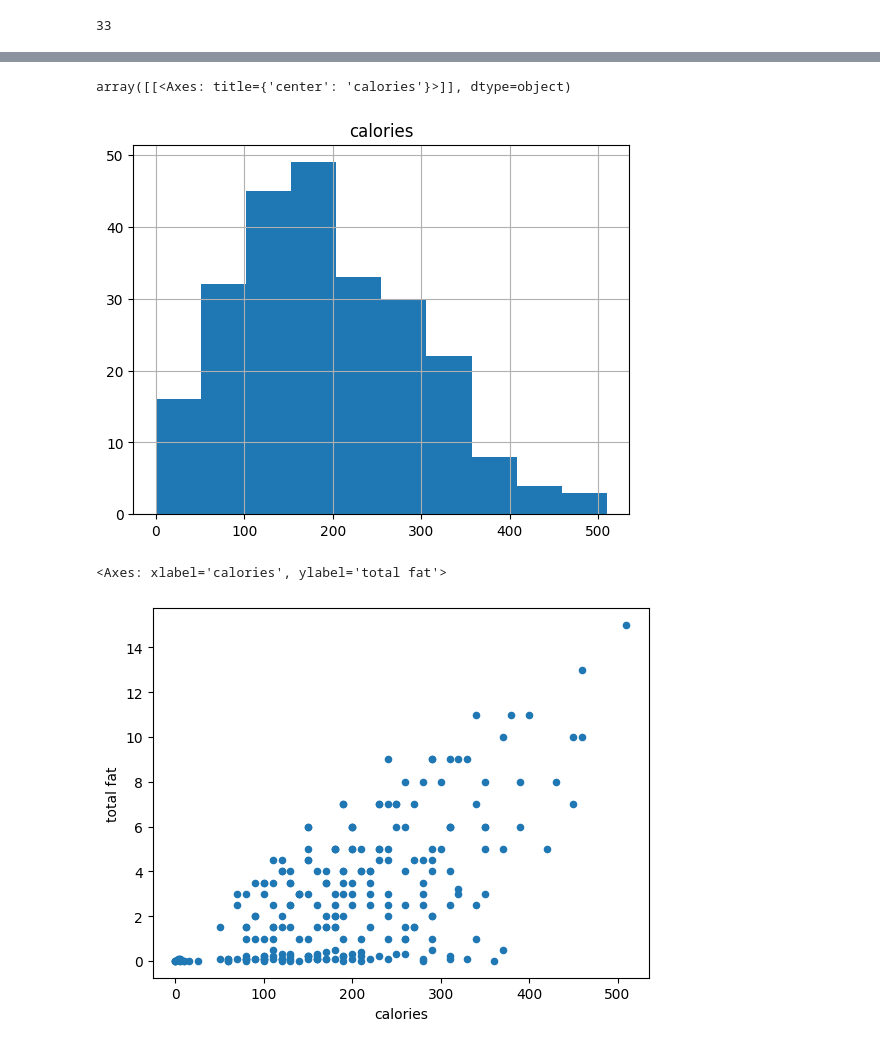
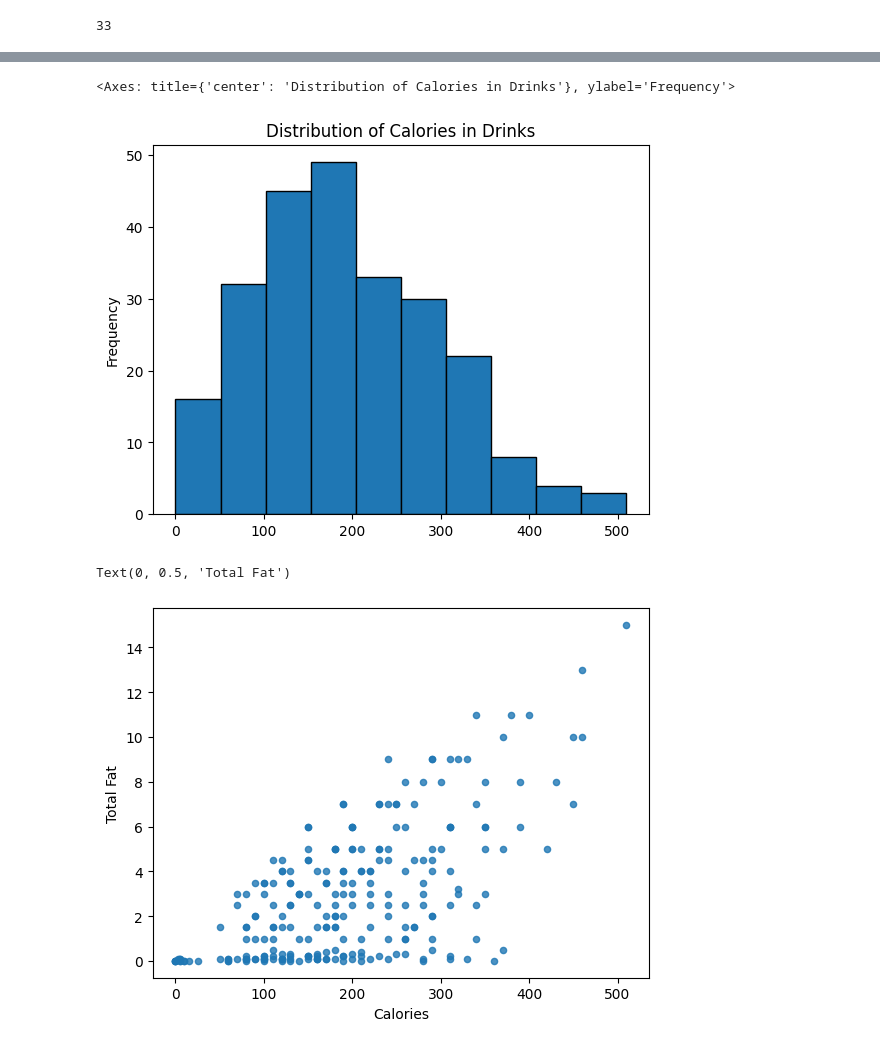
Before and after one commit to so-quriky/git-setup, a Jupyter notebook: tutorial0/checkpoint0.ipynb, the cells around one changed output, grey strips where cells are left out. Saved outputs shown, nothing was run; the diff lists cells and outputs as text; code cells hidden in the pictures.

```diff
--- a/tutorial0/checkpoint0.ipynb
+++ b/tutorial0/checkpoint0.ipynb
@@ -202,13 +203,15 @@ white chocolate mocha (without whipped cream)         330.000000
 Name: calories, dtype: float64
 # %%
 # plot the distribution of the number of calories in drinks with a histogram
-sb.hist("calories")
+sb.calories.plot.hist(title="Distribution of Calories in Drinks", edgecolor="black")
 # %% [output]
-array([[<Axes: title={'center': 'calories'}>]], dtype=object)
+<Axes: title={'center': 'Distribution of Calories in Drinks'}, ylabel='Frequency'>
-[figure, old version]
+[figure, new version]
 # %%
 # plot calories against total fat with a scatterplot
-sb.plot.scatter("calories", "total fat")
+sb.plot.scatter(x='calories', y='total fat', alpha=0.8)
+plt.xlabel('Calories')
+plt.ylabel('Total Fat')
 # %% [output]
-<Axes: xlabel='calories', ylabel='total fat'>
+Text(0, 0.5, 'Total Fat')
 [figure]
```
Also changed, not shown: parts of 1 cell of this notebook, 2 other files.
